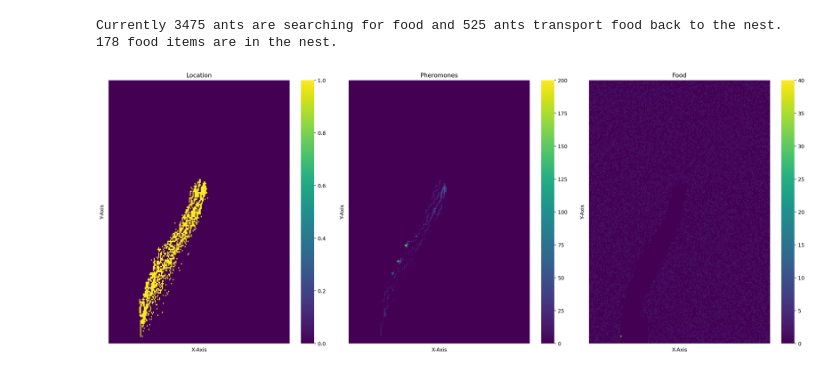
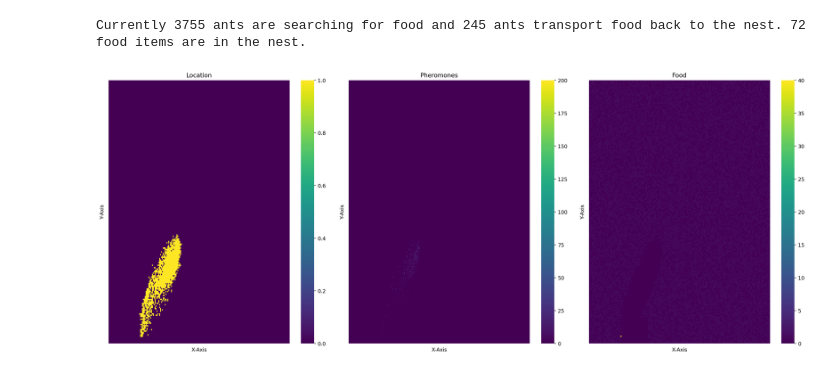
Before and after one commit to llctrautmann/ArmyAntsRaidingIAM, a Jupyter notebook: army_ants_raid_model_v2.ipynb, the cells around one changed output. Cells and saved outputs as stored; diff of their text form; code cells hidden in the pictures.

```diff
--- a/army_ants_raid_model_v2.ipynb
+++ b/army_ants_raid_model_v2.ipynb
@@ -11,7 +11,9 @@ import time
 # %%
 # helper functions
 def find_neighbours(arr):
-
+    '''
+    This function finds all the non-diagonal neighbours of a value in a given array.
+    '''
     neighbors = []
 
     for i in range(len(arr)):
@@ -46,28 +48,46 @@ def find_neighbours(arr):
 
 
 def neighbors_full(matrix,radius, row_number, column_number):
-     return [[matrix[i][j] if  i >= 0 and i < len(matrix) and j >= 0 and j < len(matrix[0]) else 0
+    '''
+    This function finds all the neighbours (diagonal and non-diagonal) of a value in a given array.
+    '''
+    return [[matrix[i][j] if  i >= 0 and i < len(matrix) and j >= 0 and j < len(matrix[0]) else 0
                 for j in range(column_number-1-radius, column_number+radius)]
                     for i in range(row_number-1-radius, row_number+radius)]
 
 
 def flatten(l):
+    '''
+    flattens list of lists into a single list
+    '''
     return [item for sublist in l for item in sublist]
 
 def sigmoid(x):
             return 1.0 / (1.0 + np.exp(-0.5*x))
 
 def calculate_next_step(pheromones_l,pheromones_r):
+    '''
+    This function calculates if an ant in the system will take its next step
+    to the right or left given the pheromone levels on both nodes.
+    '''
     p_left = ((5+pheromones_l)**2)/((5+pheromones_l)**2+((5+pheromones_r)**2))
     p_right = 1 - p_left
 
     return p_left, p_right
 
 def take_next_step(pheromones_l,pheromones_r):
+    '''
+    This function calculates if an ant in the system will take any next step
+    given the pheromone levels on both nodes.
+    '''
     return 0.5 + 0.5*np.tanh((pheromones_l+pheromones_r)/100 -1)
 
 
 def multiplot(nodes,one=False,two=False,total=False,exp=0):
+    '''
+    This function plots the pheromone levels on the nodes, the capacity/location of ants in the system
+    and the food distribution in the system.
+    '''
     food_dist = []
     pheromone_dist = []
     max_capa_dist = []
@@ -99,7 +119,7 @@ def multiplot(nodes,one=False,two=False,total=False,exp=0):
         sns.heatmap(capacity_dist,cmap="viridis",annot=False,vmax=1,xticklabels=False,yticklabels=False).set(title='Capacity',xlabel='X-Axis',ylabel='Y-Axis')
 
         name = 'plot_' + str(int(time.time()))
-        plt.savefig(f'./output/{name}')
+        # plt.savefig(f'./output/{name}') turn on to save the plot
 
 
     if two == True:
@@ -117,7 +137,7 @@ def multiplot(nodes,one=False,two=False,total=False,exp=0):
 
 
         name = exp + 'plot_' + str(int(time.time()))
-        plt.savefig(f'./output/{name}',dpi=500)
+        # plt.savefig(f'./output/{name}',dpi=500) turn on to save the plot
         plt.show()
 
     if total == True:
@@ -141,7 +161,7 @@ def multiplot(nodes,one=False,two=False,total=False,exp=0):
 
         plt.tight_layout()
         name = exp + '_plot_' + str(int(time.time()))
-        plt.savefig(f'./output/{name}',dpi=500)
+        # plt.savefig(f'./output/{name}',dpi=500) turn on to save the plot
         plt.show()
         plt.close(fig)
 # %%
@@ -708,13 +752,13 @@ def model(nodes,steps,ants_per_step,max_ants):
     return nodes
 # %%
-nodes, node_array = create_nodes(n=40000,experiment=2,randomise_capacity = False,terrain=False, nests=False,realistic_world=False, evaporation_rate=1/10)
+################################################################
+# Main Function Run
+################################################################
+
+
+nodes, node_array = create_nodes(n=40000,experiment=1,randomise_capacity = False,terrain=False, nests=False,realistic_world=False, evaporation_rate= 1/30)
 new_nodes = model(nodes=nodes,steps=1000,ants_per_step=10,max_ants=4000)
-multiplot(new_nodes,one=False,two=False,total=True,exp='0x00_rand')
+multiplot(new_nodes,one=False,two=False,total=True,exp='<Insert_Plot_Name_Here>')
+# %% [output]
+Currently 3755 ants are searching for food and 245 ants transport food back to the nest. 72 food items are in the nest.
+[figure, added]
-# %%
-for i in range(1):
-    nodes, node_array = create_nodes(n=40000,experiment=4,randomise_capacity = False,terrain=False, nests=False,realistic_world=False, evaporation_rate=1/5)
-    new_nodes = model(nodes=nodes,steps=1000,ants_per_step=10,max_ants=4000)
-    multiplot(new_nodes,one=False,two=False,total=True,exp='Pheromones_normal')
-# %% [output]
-Currently 3475 ants are searching for food and 525 ants transport food back to the nest. 178 food items are in the nest.
-[figure, removed]
```
Also changed, not shown: parts of 2 cells of this notebook.
